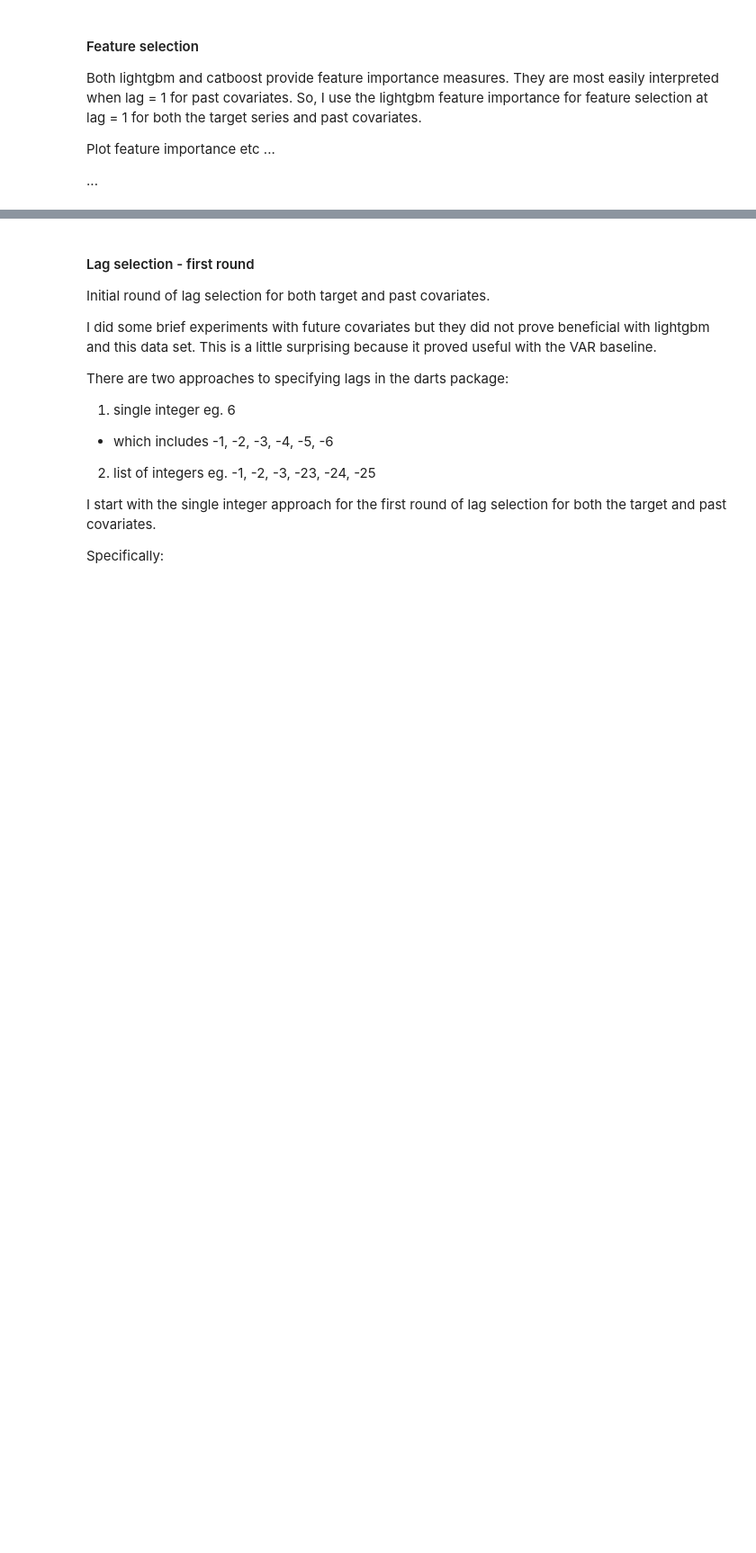
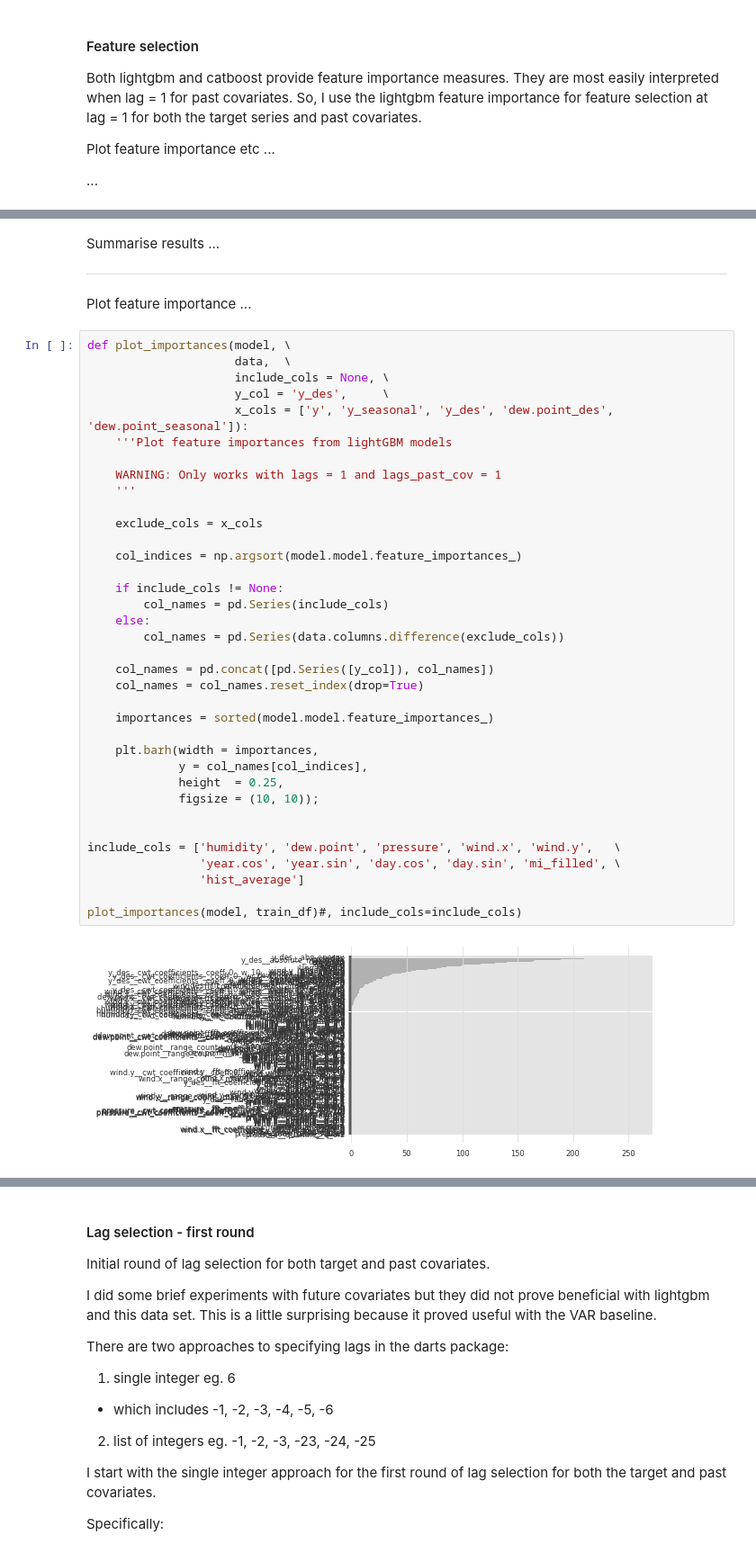
Before and after one commit to makeyourownmaker/CambridgeTemperatureNotebooks, a Jupyter notebook: notebooks/gradient_boosting.ipynb, the cells around one changed output, grey strips where cells are left out. Shown at 90% size. Saved outputs shown, nothing was run; the diff lists cells and outputs as text; blank space fills up the shorter version.

```diff
--- a/notebooks/gradient_boosting.ipynb
+++ b/notebooks/gradient_boosting.ipynb
@@ -599,0 +639,45 @@ Plot feature importance etc ...
+# %% [markdown]
+
+Summarise results ...
+
+---
+
+Plot feature importance ...
+# %%
+def plot_importances(model, \
+                     data,  \
+                     include_cols = None, \
+                     y_col = 'y_des',     \
+                     x_cols = ['y', 'y_seasonal', 'y_des', 'dew.point_des', 'dew.point_seasonal']):
+    '''Plot feature importances from lightGBM models
+
+    WARNING: Only works with lags = 1 and lags_past_cov = 1
+    '''
+
+    exclude_cols = x_cols
+
+    col_indices = np.argsort(model.model.feature_importances_)
+
+    if include_cols != None:
+        col_names = pd.Series(include_cols)
+    else:
+        col_names = pd.Series(data.columns.difference(exclude_cols))
+
+    col_names = pd.concat([pd.Series([y_col]), col_names])
+    col_names = col_names.reset_index(drop=True)
+
+    importances = sorted(model.model.feature_importances_)
+
+    plt.barh(width = importances,
+             y = col_names[col_indices],
+             height  = 0.25,
+             figsize = (10, 10));
+
+
+include_cols = ['humidity', 'dew.point', 'pressure', 'wind.x', 'wind.y',   \
+                'year.cos', 'year.sin', 'day.cos', 'day.sin', 'mi_filled', \
+                'hist_average']
+
+plot_importances(model, train_df)#, include_cols=include_cols)
+# %% [output]
+[figure, added]
```
Also changed, not shown: parts of 8 cells of this notebook.
